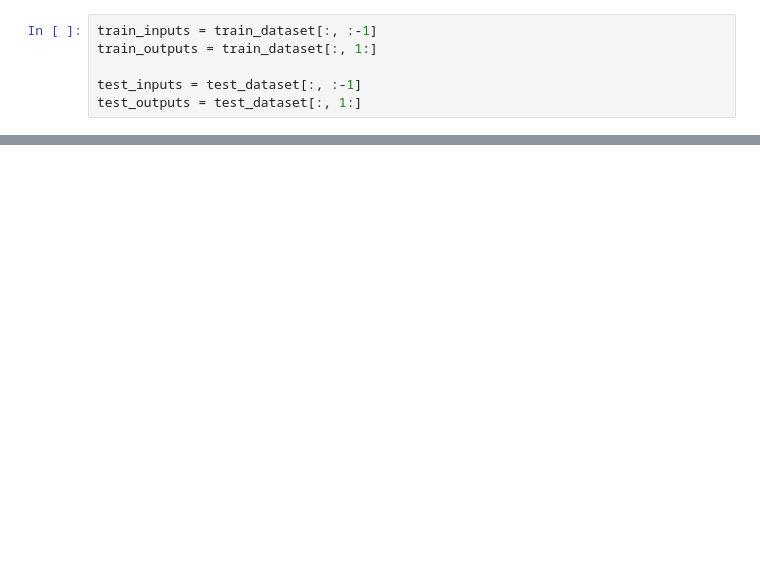
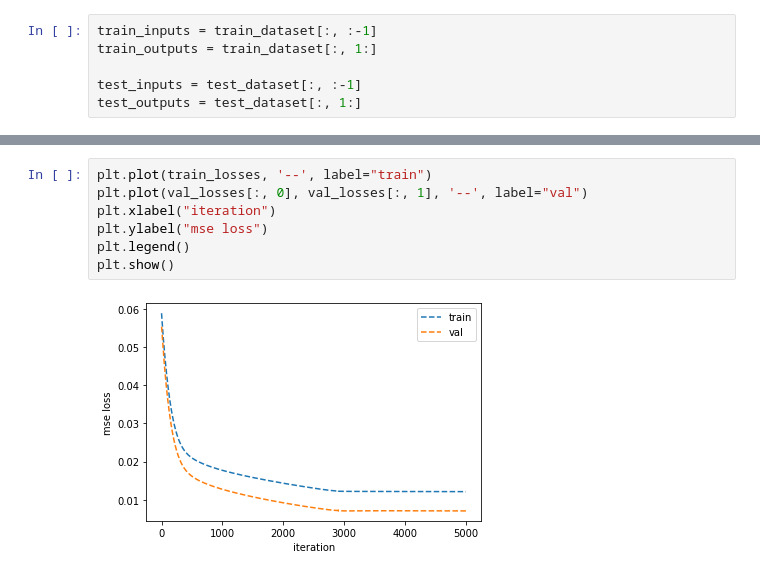
Before and after one commit to lindermanlab/ssm-jax, a Jupyter notebook: notebooks/scratch/rnn.ipynb, the cells around one changed output, grey strips where cells are left out. Drawn from its saved outputs; the diff is of its cells as text; blank space fills up the shorter version.

```diff
--- a/notebooks/scratch/rnn.ipynb
+++ b/notebooks/scratch/rnn.ipynb
@@ -344,0 +267,9 @@ WARNING:matplotlib.legend:No handles with labels found to put in legend.
+# %%
+plt.plot(train_losses, '--', label="train")
+plt.plot(val_losses[:, 0], val_losses[:, 1], '--', label="val")
+plt.xlabel("iteration")
+plt.ylabel("mse loss")
+plt.legend()
+plt.show()
+# %% [output]
+[figure, added]
```
Also changed, not shown: parts of 30 cells of this notebook, 2 other files.
